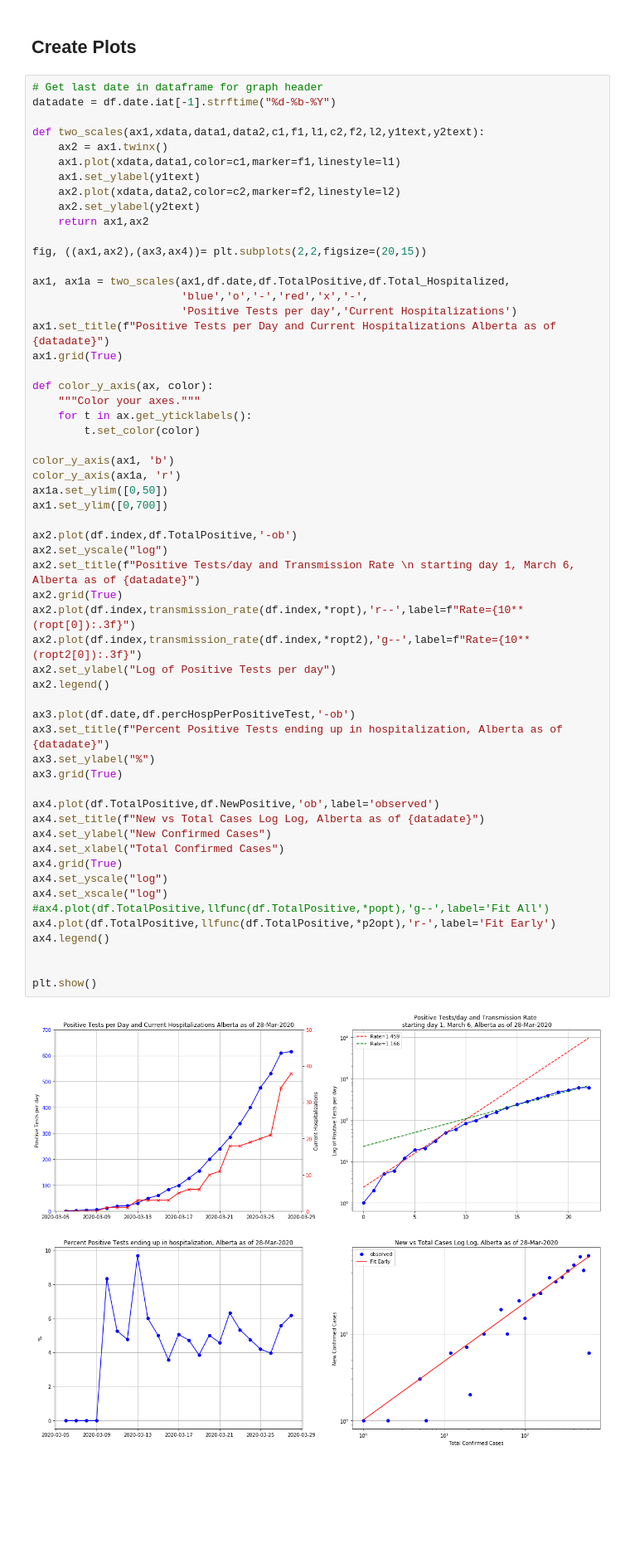
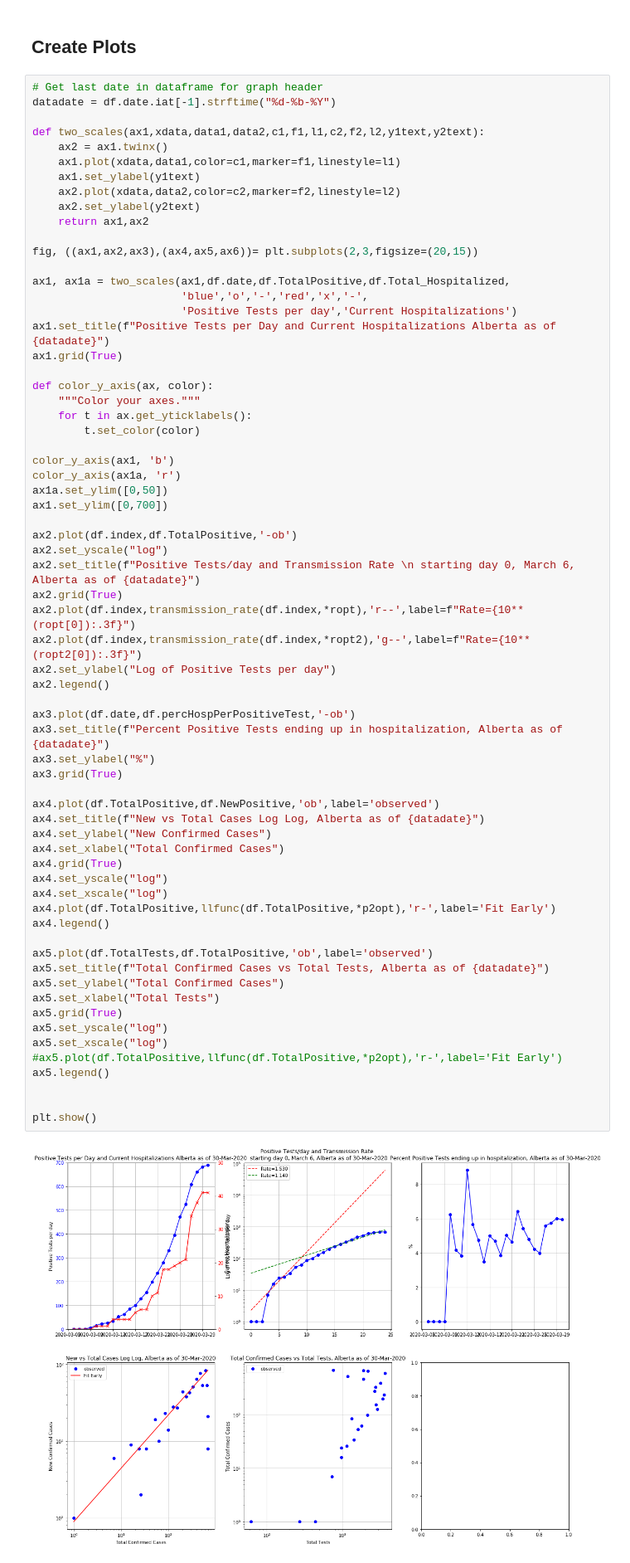
Before and after one commit to lchutny/covid19Alberta, a Jupyter notebook: covid19data.ipynb, the cells around one changed output. Shown: that part at 83% size. Cells and saved outputs as stored; diff of their text form; blank space fills up the shorter version.

Commit message:
March 30 update. Need to figure out how to correct for limited testing

```diff
--- a/covid19data.ipynb
+++ b/covid19data.ipynb
@@ -119,7 +119,7 @@ def two_scales(ax1,xdata,data1,data2,c1,f1,l1,c2,f2,l2,y1text,y2text):
     ax2.set_ylabel(y2text)
     return ax1,ax2
 
-fig, ((ax1,ax2),(ax3,ax4))= plt.subplots(2,2,figsize=(20,15))
+fig, ((ax1,ax2,ax3),(ax4,ax5,ax6))= plt.subplots(2,3,figsize=(20,15))
 
 ax1, ax1a = two_scales(ax1,df.date,df.TotalPositive,df.Total_Hospitalized,
                        'blue','o','-','red','x','-',
@@ -136,36 +136,45 @@ color_y_axis(ax1, 'b')
 color_y_axis(ax1a, 'r')
 ax1a.set_ylim([0,50])
 ax1.set_ylim([0,700])
 
 ax2.plot(df.index,df.TotalPositive,'-ob')
 ax2.set_yscale("log")
-ax2.set_title(f"Positive Tests/day and Transmission Rate \n starting day 1, March 6, Alberta as of {datadate}")
+ax2.set_title(f"Positive Tests/day and Transmission Rate \n starting day 0, March 6, Alberta as of {datadate}")
 ax2.grid(True)
 ax2.plot(df.index,transmission_rate(df.index,*ropt),'r--',label=f"Rate={10**(ropt[0]):.3f}")
 ax2.plot(df.index,transmission_rate(df.index,*ropt2),'g--',label=f"Rate={10**(ropt2[0]):.3f}")
 ax2.set_ylabel("Log of Positive Tests per day")
 ax2.legend()
 
 ax3.plot(df.date,df.percHospPerPositiveTest,'-ob')
 ax3.set_title(f"Percent Positive Tests ending up in hospitalization, Alberta as of {datadate}")
 ax3.set_ylabel("%")
 ax3.grid(True)
 
 ax4.plot(df.TotalPositive,df.NewPositive,'ob',label='observed')
 ax4.set_title(f"New vs Total Cases Log Log, Alberta as of {datadate}")
 ax4.set_ylabel("New Confirmed Cases")
 ax4.set_xlabel("Total Confirmed Cases")
 ax4.grid(True)
 ax4.set_yscale("log")
 ax4.set_xscale("log")
-#ax4.plot(df.TotalPositive,llfunc(df.TotalPositive,*popt),'g--',label='Fit All')
 ax4.plot(df.TotalPositive,llfunc(df.TotalPositive,*p2opt),'r-',label='Fit Early')
 ax4.legend()
 
+ax5.plot(df.TotalTests,df.TotalPositive,'ob',label='observed')
+ax5.set_title(f"Total Confirmed Cases vs Total Tests, Alberta as of {datadate}")
+ax5.set_ylabel("Total Confirmed Cases")
+ax5.set_xlabel("Total Tests")
+ax5.grid(True)
+ax5.set_yscale("log")
+ax5.set_xscale("log")
+#ax5.plot(df.TotalPositive,llfunc(df.TotalPositive,*p2opt),'r-',label='Fit Early')
+ax5.legend()
+
 
 plt.show()
 # %% [output]
-[figure, old version]
+[figure, new version]
 # %% [markdown]
 # Predict ICU Beds and Hosptalizations at Day X
 # %%
```
Also changed, not shown: parts of 5 cells of this notebook.
